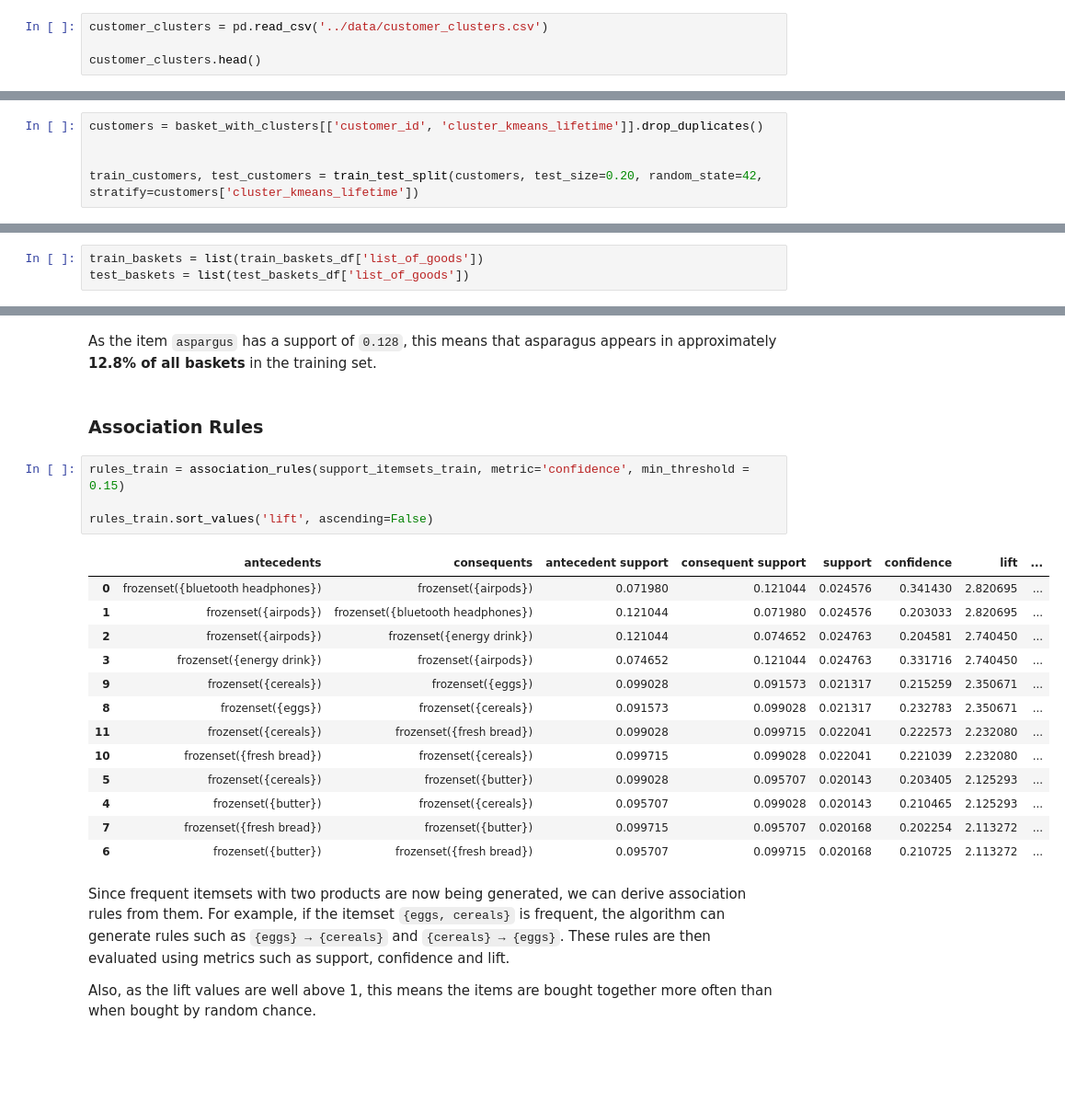
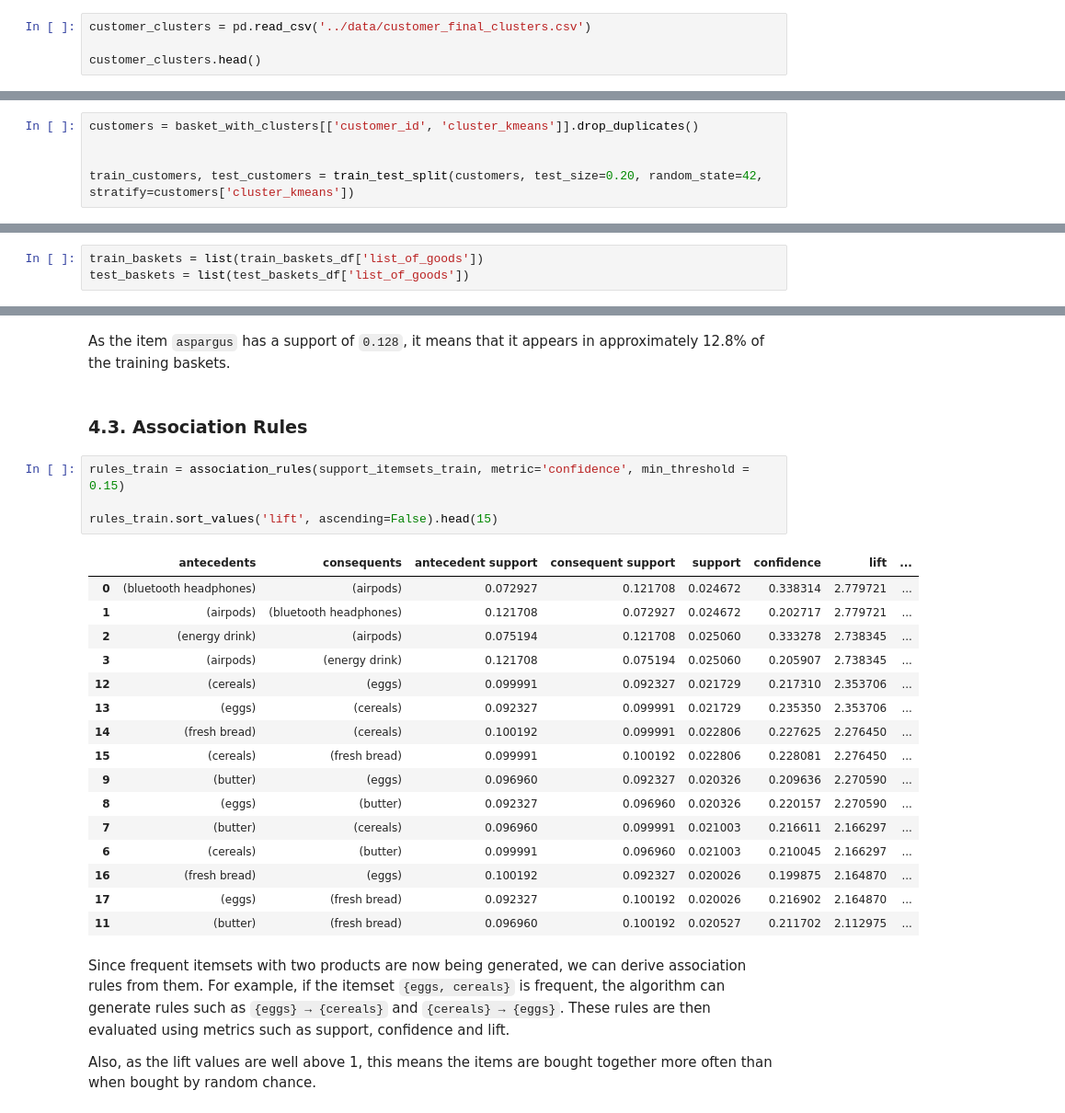
Before and after one commit to tiago2806/ml_project, a Jupyter notebook: notebooks/04_Association_rules.ipynb, the cells around one changed output, grey strips where cells are left out. Shown at 92% size. Cells and saved outputs as stored; diff of their text form; blank space fills up the shorter version.

Commit message:
associations almost finished, missing campaigns

```diff
--- a/notebooks/04_Association_rules.ipynb
+++ b/notebooks/04_Association_rules.ipynb
@@ -52,7 +46,7 @@ basket_transaction_df.head()
 | 3 | 3137503 | [cereals, megaman zero, final fan... | 10995 | 4 |
 | 4 | 7165061 | [rice, frozen smoothie, black tea... | 27807 | 8 |
 # %%
-customer_clusters = pd.read_csv('../data/customer_clusters.csv')
+customer_clusters = pd.read_csv('../data/customer_final_clusters.csv')
 
 customer_clusters.head()
 # %% [output]
@@ -82,7 +118,7 @@ basket_with_clusters.head()
 # %% [markdown]
 Use a transaction split to mine rules on one subset and validate whether those rules also hold in a holdout subset.
 # %%
-customers = basket_with_clusters[['customer_id', 'cluster_kmeans_lifetime']].drop_duplicates()
+customers = basket_with_clusters[['customer_id', 'cluster_kmeans']].drop_duplicates()
 
 
-train_customers, test_customers = train_test_split(customers, test_size=0.20, random_state=42, stratify=customers['cluster_kmeans_lifetime'])
+train_customers, test_customers = train_test_split(customers, test_size=0.20, random_state=42, stratify=customers['cluster_kmeans'])
@@ -154,25 +197,28 @@ support_itemsets_train.sort_values(by='support', ascending=False)
 # %% [markdown]
-As the item `aspargus` has a support of `0.128`, this means that asparagus appears in approximately **12.8% of all baskets** in the training set.
+As the item `aspargus` has a support of `0.128`, it means that it appears in approximately 12.8% of the training baskets.
 # %% [markdown]
-### **Association Rules**
+### **4.3. Association Rules**
 # %%
 rules_train = association_rules(support_itemsets_train, metric='confidence', min_threshold = 0.15)
 
-rules_train.sort_values('lift', ascending=False)
+rules_train.sort_values('lift', ascending=False).head(15)
 # %% [output]
 |  | antecedents | consequents | antecedent support | consequent support | support | confidence | lift | ... |
-| 0 | frozenset({bluetooth headphones}) | frozenset({airpods}) | 0.071980 | 0.121044 | 0.024576 | 0.341430 | 2.820695 | ... |
-| 1 | frozenset({airpods}) | frozenset({bluetooth headphones}) | 0.121044 | 0.071980 | 0.024576 | 0.203033 | 2.820695 | ... |
-| 2 | frozenset({airpods}) | frozenset({energy drink}) | 0.121044 | 0.074652 | 0.024763 | 0.204581 | 2.740450 | ... |
-| 3 | frozenset({energy drink}) | frozenset({airpods}) | 0.074652 | 0.121044 | 0.024763 | 0.331716 | 2.740450 | ... |
-| 9 | frozenset({cereals}) | frozenset({eggs}) | 0.099028 | 0.091573 | 0.021317 | 0.215259 | 2.350671 | ... |
-| 8 | frozenset({eggs}) | frozenset({cereals}) | 0.091573 | 0.099028 | 0.021317 | 0.232783 | 2.350671 | ... |
-| 11 | frozenset({cereals}) | frozenset({fresh bread}) | 0.099028 | 0.099715 | 0.022041 | 0.222573 | 2.232080 | ... |
-| 10 | frozenset({fresh bread}) | frozenset({cereals}) | 0.099715 | 0.099028 | 0.022041 | 0.221039 | 2.232080 | ... |
-| 5 | frozenset({cereals}) | frozenset({butter}) | 0.099028 | 0.095707 | 0.020143 | 0.203405 | 2.125293 | ... |
-| 4 | frozenset({butter}) | frozenset({cereals}) | 0.095707 | 0.099028 | 0.020143 | 0.210465 | 2.125293 | ... |
-| 7 | frozenset({fresh bread}) | frozenset({butter}) | 0.099715 | 0.095707 | 0.020168 | 0.202254 | 2.113272 | ... |
-| 6 | frozenset({butter}) | frozenset({fresh bread}) | 0.095707 | 0.099715 | 0.020168 | 0.210725 | 2.113272 | ... |
+| 0 | (bluetooth headphones) | (airpods) | 0.072927 | 0.121708 | 0.024672 | 0.338314 | 2.779721 | ... |
+| 1 | (airpods) | (bluetooth headphones) | 0.121708 | 0.072927 | 0.024672 | 0.202717 | 2.779721 | ... |
+| 2 | (energy drink) | (airpods) | 0.075194 | 0.121708 | 0.025060 | 0.333278 | 2.738345 | ... |
+| 3 | (airpods) | (energy drink) | 0.121708 | 0.075194 | 0.025060 | 0.205907 | 2.738345 | ... |
+| 12 | (cereals) | (eggs) | 0.099991 | 0.092327 | 0.021729 | 0.217310 | 2.353706 | ... |
+| 13 | (eggs) | (cereals) | 0.092327 | 0.099991 | 0.021729 | 0.235350 | 2.353706 | ... |
+| 14 | (fresh bread) | (cereals) | 0.100192 | 0.099991 | 0.022806 | 0.227625 | 2.276450 | ... |
+| 15 | (cereals) | (fresh bread) | 0.099991 | 0.100192 | 0.022806 | 0.228081 | 2.276450 | ... |
+| 9 | (butter) | (eggs) | 0.096960 | 0.092327 | 0.020326 | 0.209636 | 2.270590 | ... |
+| 8 | (eggs) | (butter) | 0.092327 | 0.096960 | 0.020326 | 0.220157 | 2.270590 | ... |
+| 7 | (butter) | (cereals) | 0.096960 | 0.099991 | 0.021003 | 0.216611 | 2.166297 | ... |
+| 6 | (cereals) | (butter) | 0.099991 | 0.096960 | 0.021003 | 0.210045 | 2.166297 | ... |
+| 16 | (fresh bread) | (eggs) | 0.100192 | 0.092327 | 0.020026 | 0.199875 | 2.164870 | ... |
+| 17 | (eggs) | (fresh bread) | 0.092327 | 0.100192 | 0.020026 | 0.216902 | 2.164870 | ... |
+| 11 | (butter) | (fresh bread) | 0.096960 | 0.100192 | 0.020527 | 0.211702 | 2.112975 | ... |
 # %% [markdown]
 Since frequent itemsets with two products are now being generated, we can derive association rules from them. For example, if the itemset `{eggs, cereals}` is frequent, the algorithm can generate rules such as `{eggs} → {cereals}` and `{cereals} → {eggs}`. These rules are then evaluated using metrics such as support, confidence and lift.
 
```
Also changed, not shown: parts of 58 cells of this notebook.
